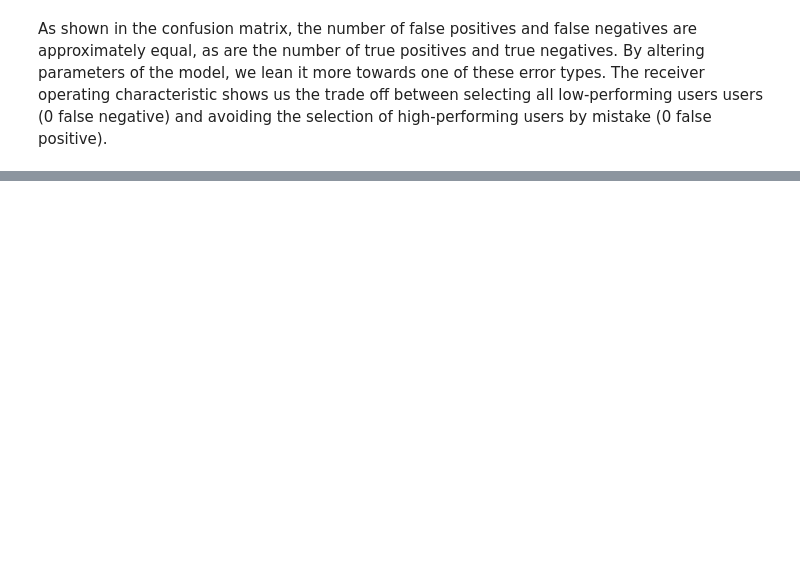
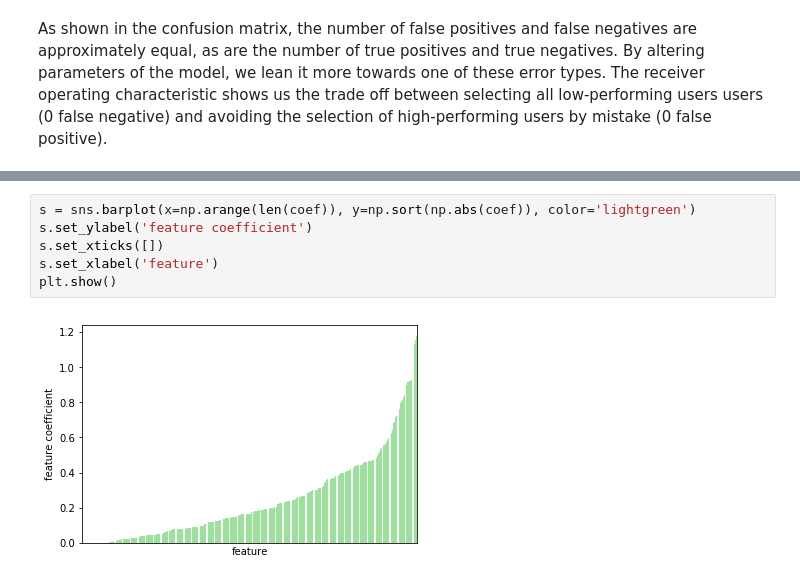
Before and after one commit to johannkm/cmsc499A, a Jupyter notebook: Report.ipynb, the cells around one changed output, grey strips where cells are left out. Saved outputs shown, nothing was run; the diff lists cells and outputs as text; blank space fills up the shorter version.

```diff
--- a/Report.ipynb
+++ b/Report.ipynb
@@ -432,0 +435,8 @@ Top features leading to classification as high performing:
+# %%
+s = sns.barplot(x=np.arange(len(coef)), y=np.sort(np.abs(coef)), color='lightgreen')
+s.set_ylabel('feature coefficient')
+s.set_xticks([])
+s.set_xlabel('feature')
+plt.show()
+# %% [output]
+[figure, added]
```
Also changed, not shown: parts of 23 cells of this notebook.
